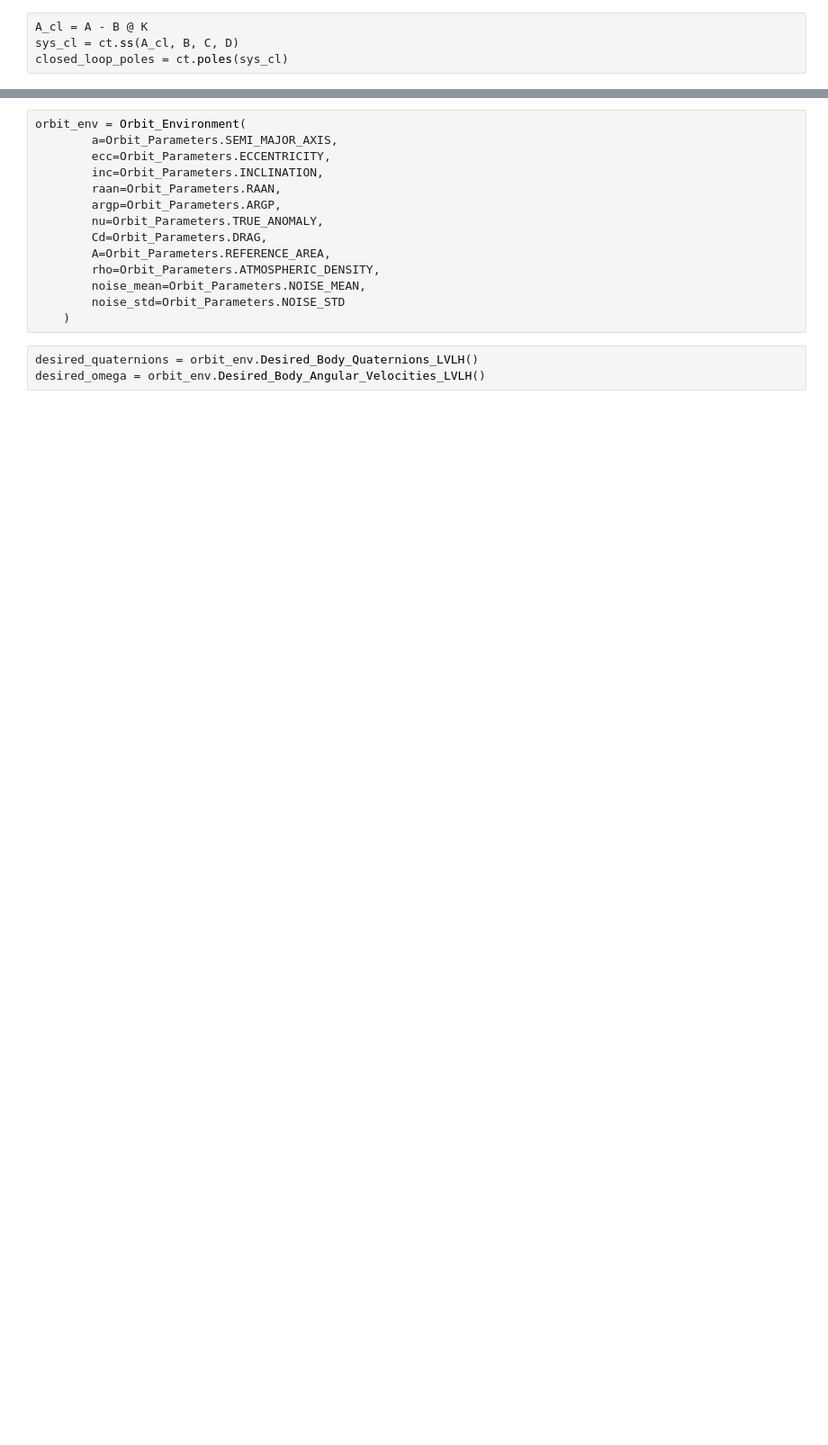
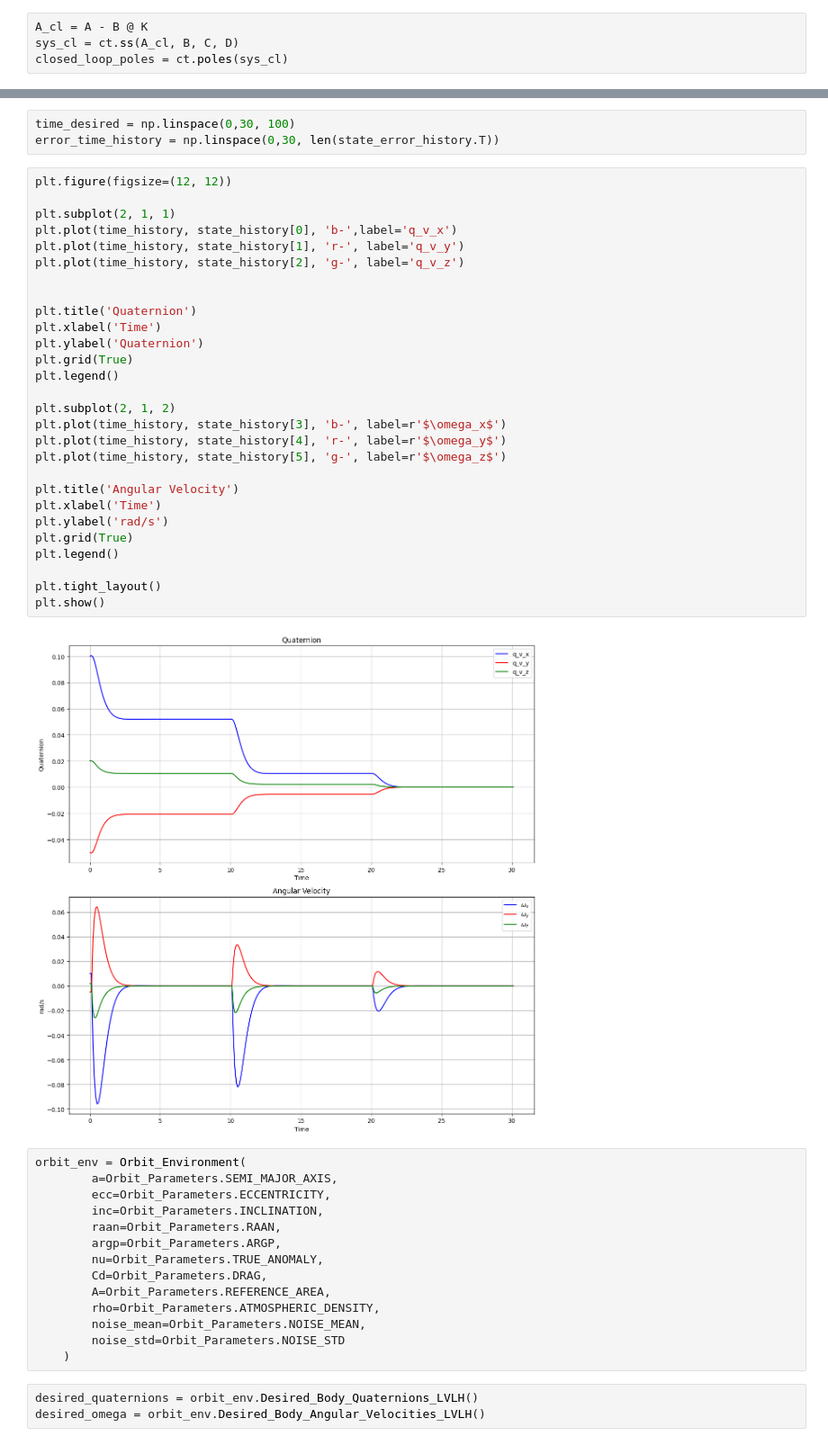
Before and after one commit to abbddos/orbit, a Jupyter notebook: lqr.ipynb, the cells around one changed output, grey strips where cells are left out. Shown at 90% size. Saved outputs shown, nothing was run; the diff lists cells and outputs as text; blank space fills up the shorter version.

```diff
--- a/lqr.ipynb
+++ b/lqr.ipynb
@@ -147,3 +148,36 @@ plt.show()
+# %%
+time_desired = np.linspace(0,30, 100)
+error_time_history = np.linspace(0,30, len(state_error_history.T))
+# %%
+plt.figure(figsize=(12, 12))
+
+plt.subplot(2, 1, 1)
+plt.plot(time_history, state_history[0], 'b-',label='q_v_x')
+plt.plot(time_history, state_history[1], 'r-', label='q_v_y')
+plt.plot(time_history, state_history[2], 'g-', label='q_v_z')
+
+
+plt.title('Quaternion')
+plt.xlabel('Time')
+plt.ylabel('Quaternion')
+plt.grid(True)
+plt.legend()
+
+plt.subplot(2, 1, 2)
+plt.plot(time_history, state_history[3], 'b-', label=r'$\omega_x$')
+plt.plot(time_history, state_history[4], 'r-', label=r'$\omega_y$')
+plt.plot(time_history, state_history[5], 'g-', label=r'$\omega_z$')
+
+plt.title('Angular Velocity')
+plt.xlabel('Time')
+plt.ylabel('rad/s')
+plt.grid(True)
+plt.legend()
+
+plt.tight_layout()
+plt.show()
+# %% [output]
+[figure, added]
 # %%
 orbit_env = Orbit_Environment(
         a=Orbit_Parameters.SEMI_MAJOR_AXIS,
```
Also changed, not shown: parts of 19 cells of this notebook, 2 other files.
